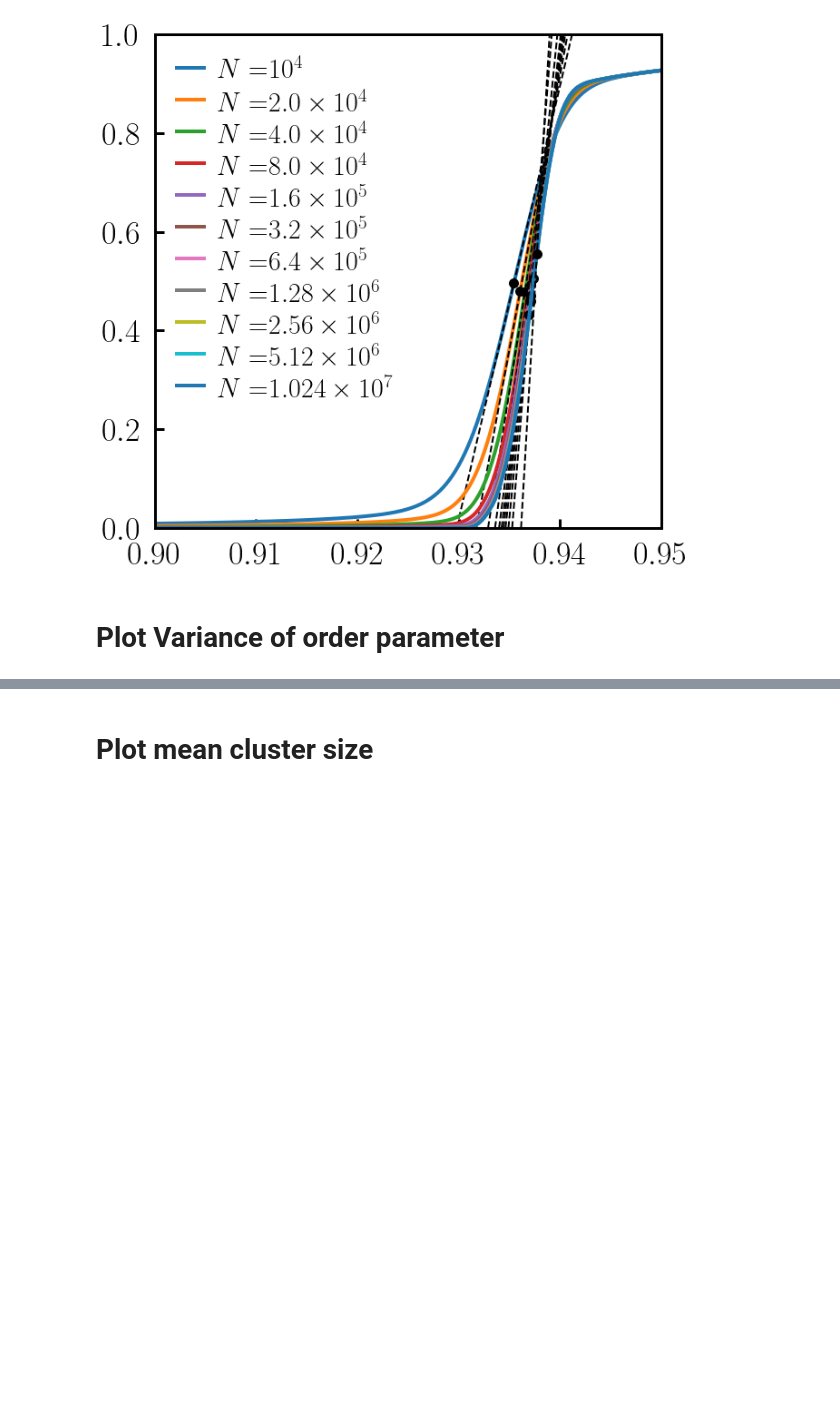
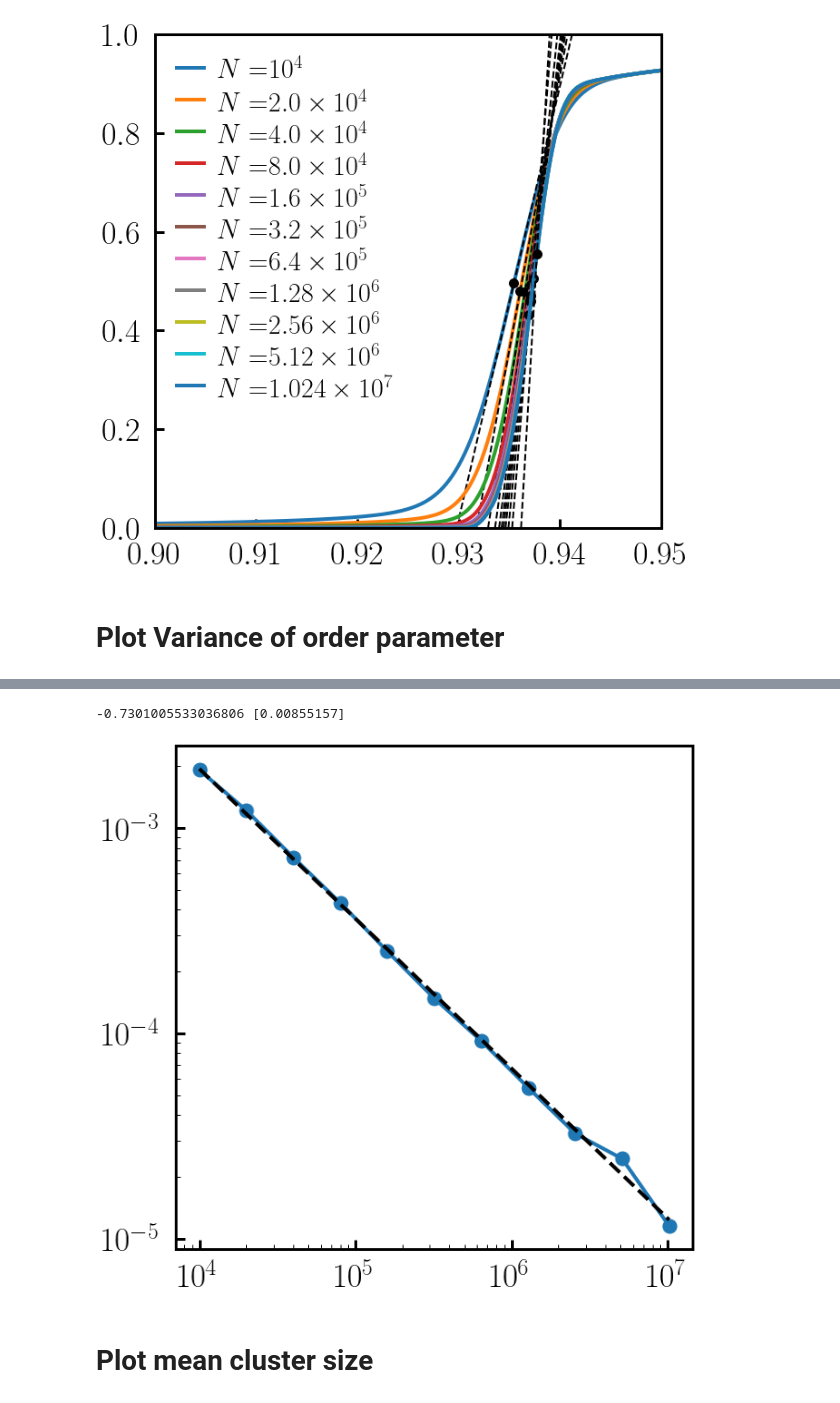
Before and after one commit to hoyunchoi/mBFW-Git, a Jupyter notebook: main-plot.ipynb, the cells around one changed output, grey strips where cells are left out. Saved outputs shown, nothing was run; the diff lists cells and outputs as text; code cells hidden in the pictures; blank space fills up the shorter version.

```diff
--- a/main-plot.ipynb
+++ b/main-plot.ipynb
@@ -117,2 +156,27 @@ plt.show()
+# %%
+_, ax = plt.subplots(figsize = (10,10))
+acceptanceThreshold = 0.5
+
+x = networkSizeList
+y = []
+for networkSize in networkSizeList:
+    y.append(0.93712-t_c[networkSize, acceptanceThreshold][0])
+
+ax.plot(x,y ,'o-')
+
+
+fitX, fitY, tau, residual = logFit(x,y, offset=0)
+ax.plot(fitX, fitY, 'k--')
+print(tau, residual)
+# ax.text(1.5,1e-3, latexFloat(-1*tau,2), fontsize=50)
+
+
+ax.set_xscale('log')
+ax.set_yscale('log')
+
+plt.show()
+# %% [output]
+-0.7301005533036806 [0.00855157]
+[figure, added]
 # %% [markdown]
 # Plot mean cluster size
```
Also changed, not shown: parts of 8 cells of this notebook, 5 other files.
